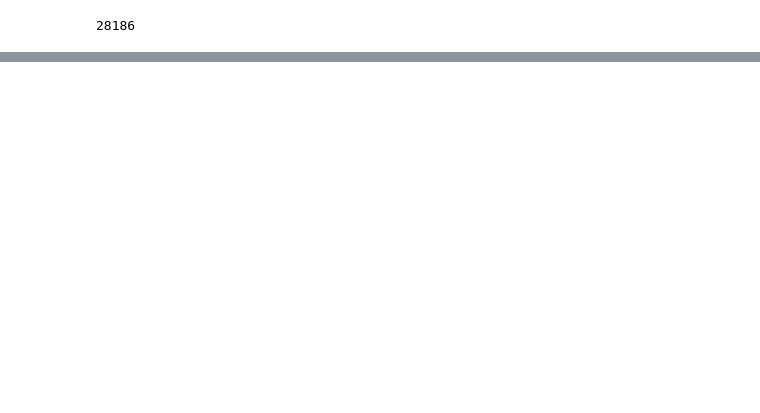
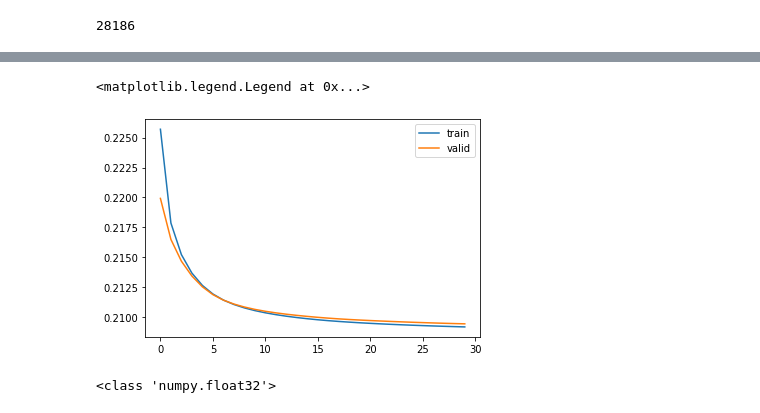
Before and after one commit to tubotu/socccer_prediction, a Jupyter notebook: main.ipynb, the cells around one changed output, grey strips where cells are left out. Drawn from its saved outputs; the diff is of its cells as text; code cells hidden in the pictures; blank space fills up the shorter version.

Commit message:
write graph.

```diff
--- a/main.ipynb
+++ b/main.ipynb
@@ -247,0 +252,26 @@ epoch: 29, iteration: 47580, loss (train): 0.2094, loss (valid): 0.2072
+# %%
+
+import matplotlib.pyplot as plt
+results_train_data_all = []
+results_valid_data_all = []
+results_train_data_all = np.zeros(epoch+1)
+results_valid_data_all = np.zeros(epoch+1)
+# 目的関数の出力 (loss)
+for i in range(split_num):
+    results_train_data_all += results_train_data[i]['loss']
+    results_valid_data_all += results_valid_data[i]['loss']
+    #plt.plot(results_train_data[i]['loss'], label='train')  # label で凡例の設定
+    #plt.plot(results_valid_data[i]['loss'], label='valid')  # label で凡例の設定
+    #plt.legend()  # 凡例の表示
+    #plt.figure()
+
+plt.plot(results_train_data_all / 10, label='train')  # label で凡例の設定
+plt.plot(results_valid_data_all / 10, label='valid')  # label で凡例の設定
+plt.legend()  # 凡例の表示
+# %% [output]
+<matplotlib.legend.Legend at 0x...>
+[figure, added]
+# %%
+print(type(results_train_data[0]['loss'][0]))
+# %% [output]
+<class 'numpy.float32'>
```
Also changed, not shown: parts of 2 cells of this notebook.
